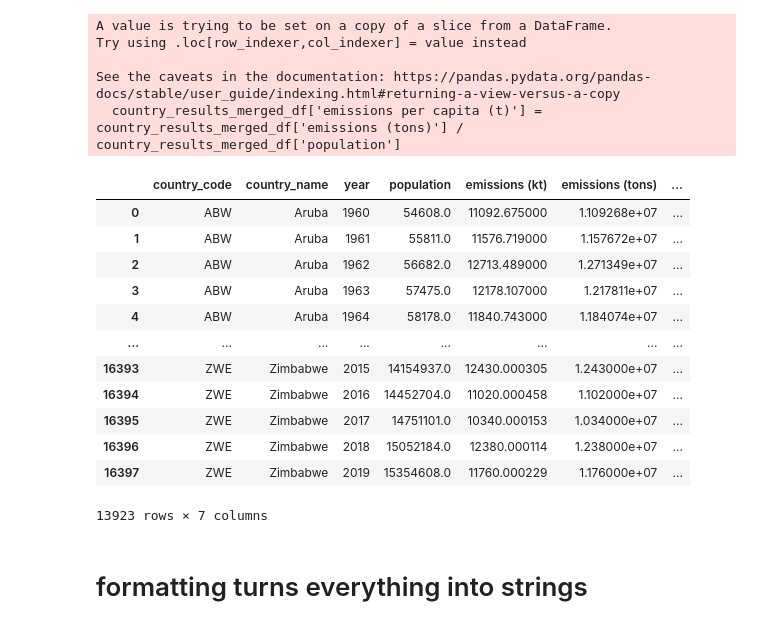
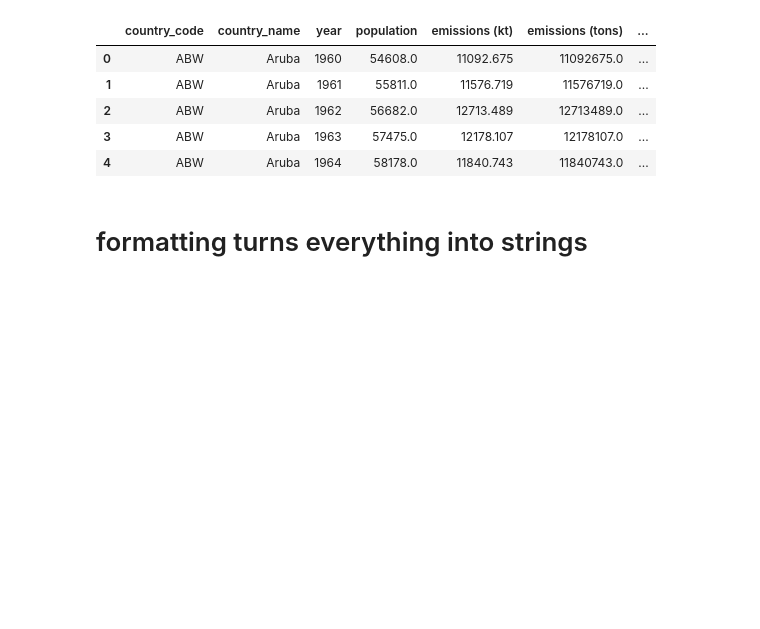
Before and after one commit to Blake-Singewald/CO2-Emissions, a Jupyter notebook: CO2-Emissions-Project/co2.ipynb, the cells around one changed output. Saved outputs shown, nothing was run; the diff lists cells and outputs as text; code cells hidden in the pictures; blank space fills up the shorter version.

```diff
--- a/CO2-Emissions-Project/co2.ipynb
+++ b/CO2-Emissions-Project/co2.ipynb
@@ -180,25 +128,13 @@ See the caveats in the documentation: https://pandas.pydata.org/pandas-docs/stab
 # %%
 country_results_merged_df['emissions per capita (t)'] = country_results_merged_df['emissions (tons)'] / country_results_merged_df['population']
-country_results_merged_df
+country_results_merged_df.head()
 # %% [output]
-A value is trying to be set on a copy of a slice from a DataFrame.
-Try using .loc[row_indexer,col_indexer] = value instead
-
-See the caveats in the documentation: https://pandas.pydata.org/pandas-docs/stable/user_guide/indexing.html#returning-a-view-versus-a-copy
-  country_results_merged_df['emissions per capita (t)'] = country_results_merged_df['emissions (tons)'] / country_results_merged_df['population']
 |  | country_code | country_name | year | population | emissions (kt) | emissions (tons) | ... |
-| 0 | ABW | Aruba | 1960 | 54608.0 | 11092.675000 | 1.109268e+07 | ... |
-| 1 | ABW | Aruba | 1961 | 55811.0 | 11576.719000 | 1.157672e+07 | ... |
-| 2 | ABW | Aruba | 1962 | 56682.0 | 12713.489000 | 1.271349e+07 | ... |
-| 3 | ABW | Aruba | 1963 | 57475.0 | 12178.107000 | 1.217811e+07 | ... |
-| 4 | ABW | Aruba | 1964 | 58178.0 | 11840.743000 | 1.184074e+07 | ... |
-| ... | ... | ... | ... | ... | ... | ... | ... |
-| 16393 | ZWE | Zimbabwe | 2015 | 14154937.0 | 12430.000305 | 1.243000e+07 | ... |
-| 16394 | ZWE | Zimbabwe | 2016 | 14452704.0 | 11020.000458 | 1.102000e+07 | ... |
-| 16395 | ZWE | Zimbabwe | 2017 | 14751101.0 | 10340.000153 | 1.034000e+07 | ... |
-| 16396 | ZWE | Zimbabwe | 2018 | 15052184.0 | 12380.000114 | 1.238000e+07 | ... |
-| 16397 | ZWE | Zimbabwe | 2019 | 15354608.0 | 11760.000229 | 1.176000e+07 | ... |
+| 0 | ABW | Aruba | 1960 | 54608.0 | 11092.675 | 11092675.0 | ... |
+| 1 | ABW | Aruba | 1961 | 55811.0 | 11576.719 | 11576719.0 | ... |
+| 2 | ABW | Aruba | 1962 | 56682.0 | 12713.489 | 12713489.0 | ... |
+| 3 | ABW | Aruba | 1963 | 57475.0 | 12178.107 | 12178107.0 | ... |
+| 4 | ABW | Aruba | 1964 | 58178.0 | 11840.743 | 11840743.0 | ... |
-13923 rows × 7 columns
 # %% [markdown]
 # formatting turns everything into strings
 # %%
```
Also changed, not shown: parts of 28 cells of this notebook.
